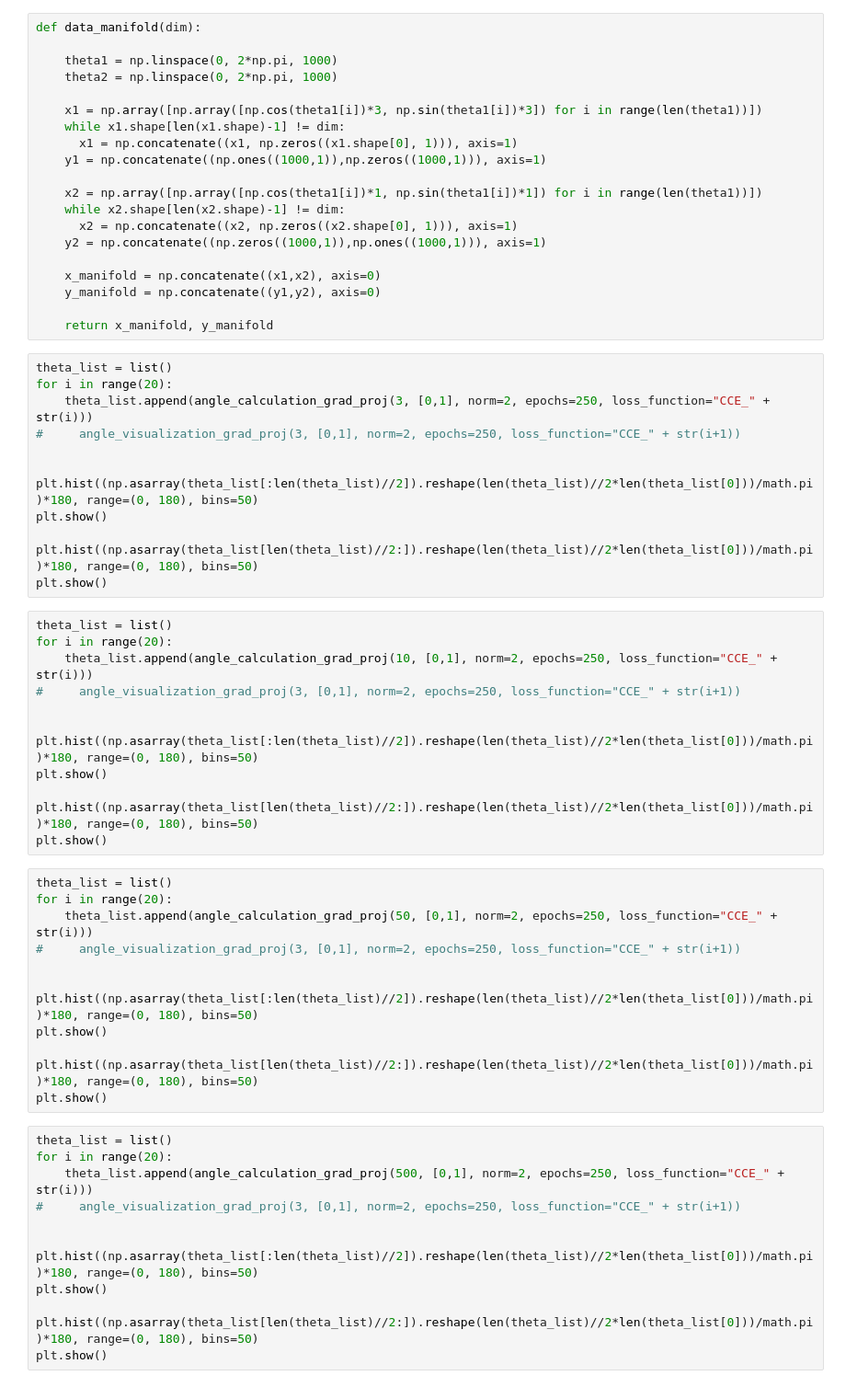
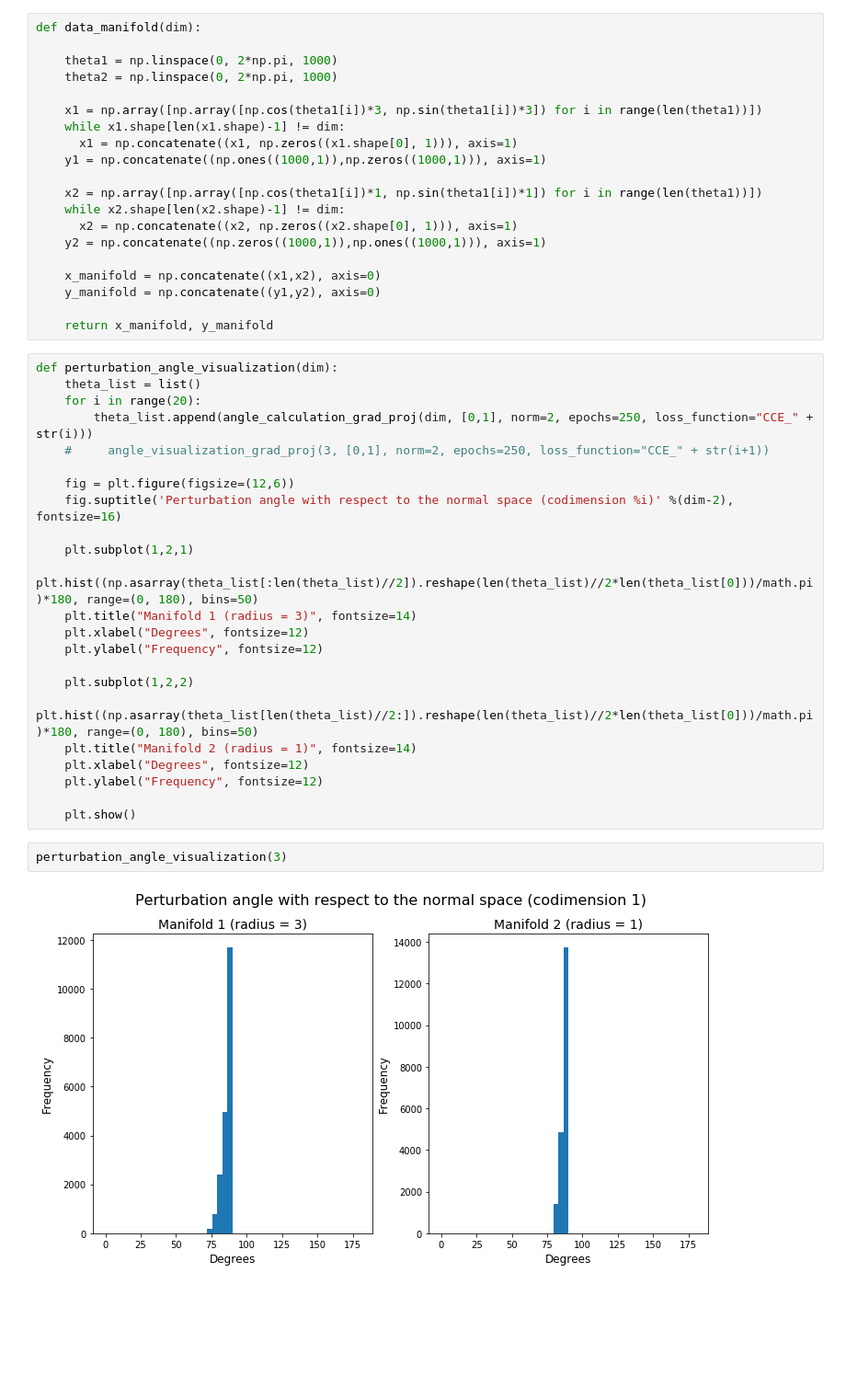
Before and after one commit to joaozago1/Visualizing_perturbation_angle, a Jupyter notebook: visualizing_perturbation_angle.ipynb, the cells around one changed output. Shown: that part at 92% size. Drawn from its saved outputs; the diff is of its cells as text; blank space fills up the shorter version.

Commit message:
Updating plot labels

```diff
--- a/visualizing_perturbation_angle.ipynb
+++ b/visualizing_perturbation_angle.ipynb
@@ -315,50 +315,29 @@ def data_manifold(dim):
 
     return x_manifold, y_manifold
 # %%
-theta_list = list()
-for i in range(20):
-    theta_list.append(angle_calculation_grad_proj(3, [0,1], norm=2, epochs=250, loss_function="CCE_" + str(i)))
-#     angle_visualization_grad_proj(3, [0,1], norm=2, epochs=250, loss_function="CCE_" + str(i+1))
+def perturbation_angle_visualization(dim):
+    theta_list = list()
+    for i in range(20):
+        theta_list.append(angle_calculation_grad_proj(dim, [0,1], norm=2, epochs=250, loss_function="CCE_" + str(i)))
+    #     angle_visualization_grad_proj(3, [0,1], norm=2, epochs=250, loss_function="CCE_" + str(i+1))
 
+    fig = plt.figure(figsize=(12,6))
+    fig.suptitle('Perturbation angle with respect to the normal space (codimension %i)' %(dim-2), fontsize=16)
 
-plt.hist((np.asarray(theta_list[:len(theta_list)//2]).reshape(len(theta_list)//2*len(theta_list[0]))/math.pi)*180, range=(0, 180), bins=50)
-plt.show()
+    plt.subplot(1,2,1)
+    plt.hist((np.asarray(theta_list[:len(theta_list)//2]).reshape(len(theta_list)//2*len(theta_list[0]))/math.pi)*180, range=(0, 180), bins=50)
+    plt.title("Manifold 1 (radius = 3)", fontsize=14)
+    plt.xlabel("Degrees", fontsize=12)
+    plt.ylabel("Frequency", fontsize=12)
 
-plt.hist((np.asarray(theta_list[len(theta_list)//2:]).reshape(len(theta_list)//2*len(theta_list[0]))/math.pi)*180, range=(0, 180), bins=50)
-plt.show()
+    plt.subplot(1,2,2)
+    plt.hist((np.asarray(theta_list[len(theta_list)//2:]).reshape(len(theta_list)//2*len(theta_list[0]))/math.pi)*180, range=(0, 180), bins=50)
+    plt.title("Manifold 2 (radius = 1)", fontsize=14)
+    plt.xlabel("Degrees", fontsize=12)
+    plt.ylabel("Frequency", fontsize=12)
+
+    plt.show()
-# %%
-theta_list = list()
-for i in range(20):
-    theta_list.append(angle_calculation_grad_proj(10, [0,1], norm=2, epochs=250, loss_function="CCE_" + str(i)))
-#     angle_visualization_grad_proj(3, [0,1], norm=2, epochs=250, loss_function="CCE_" + str(i+1))
-
-
-plt.hist((np.asarray(theta_list[:len(theta_list)//2]).reshape(len(theta_list)//2*len(theta_list[0]))/math.pi)*180, range=(0, 180), bins=50)
-plt.show()
-
-plt.hist((np.asarray(theta_list[len(theta_list)//2:]).reshape(len(theta_list)//2*len(theta_list[0]))/math.pi)*180, range=(0, 180), bins=50)
-plt.show()
-# %%
-theta_list = list()
-for i in range(20):
-    theta_list.append(angle_calculation_grad_proj(50, [0,1], norm=2, epochs=250, loss_function="CCE_" + str(i)))
-#     angle_visualization_grad_proj(3, [0,1], norm=2, epochs=250, loss_function="CCE_" + str(i+1))
-
-
-plt.hist((np.asarray(theta_list[:len(theta_list)//2]).reshape(len(theta_list)//2*len(theta_list[0]))/math.pi)*180, range=(0, 180), bins=50)
-plt.show()
-
-plt.hist((np.asarray(theta_list[len(theta_list)//2:]).reshape(len(theta_list)//2*len(theta_list[0]))/math.pi)*180, range=(0, 180), bins=50)
-plt.show()
-# %%
-theta_list = list()
-for i in range(20):
-    theta_list.append(angle_calculation_grad_proj(500, [0,1], norm=2, epochs=250, loss_function="CCE_" + str(i)))
-#     angle_visualization_grad_proj(3, [0,1], norm=2, epochs=250, loss_function="CCE_" + str(i+1))
-
-
-plt.hist((np.asarray(theta_list[:len(theta_list)//2]).reshape(len(theta_list)//2*len(theta_list[0]))/math.pi)*180, range=(0, 180), bins=50)
-plt.show()
-
-plt.hist((np.asarray(theta_list[len(theta_list)//2:]).reshape(len(theta_list)//2*len(theta_list[0]))/math.pi)*180, range=(0, 180), bins=50)
-plt.show()
+# %%
+perturbation_angle_visualization(3)
+# %% [output]
+[figure, added]
```
Also changed, not shown: parts of 3 cells of this notebook.
